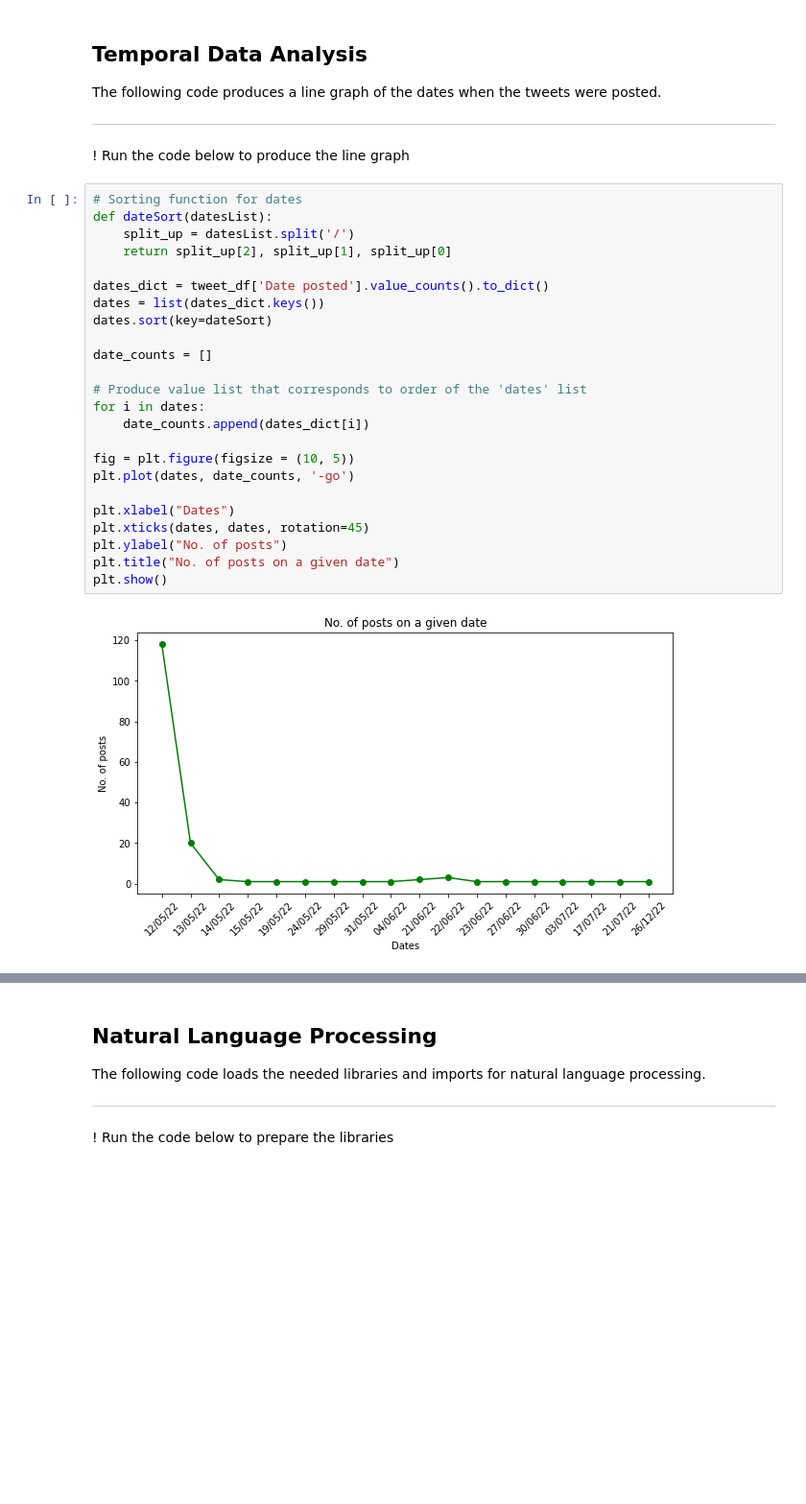
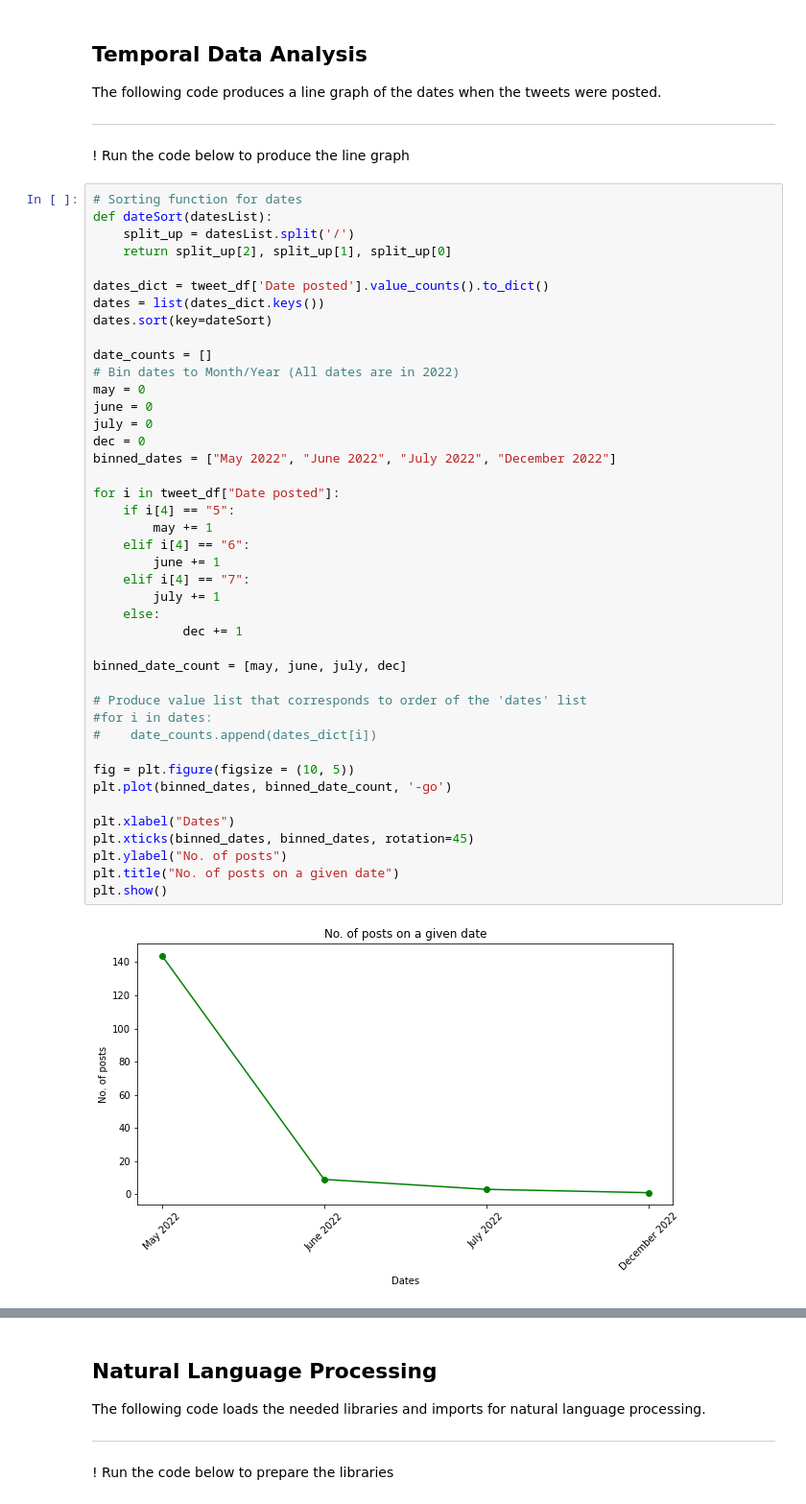
Before and after one commit to racunanan/cs132-exploration, a Jupyter notebook: exploration.ipynb, the cells around one changed output, grey strips where cells are left out. Shown at 96% size. Drawn from its saved outputs; the diff is of its cells as text; blank space fills up the shorter version.

```diff
--- a/exploration.ipynb
+++ b/exploration.ipynb
@@ -128,26 +161,44 @@ The following code produces a line graph of the dates when the tweets were poste
 # %%
 # Sorting function for dates
 def dateSort(datesList):
     split_up = datesList.split('/')
     return split_up[2], split_up[1], split_up[0]
 
 dates_dict = tweet_df['Date posted'].value_counts().to_dict()
 dates = list(dates_dict.keys())
 dates.sort(key=dateSort)
 
 date_counts = []
+# Bin dates to Month/Year (All dates are in 2022)
+may = 0
+june = 0
+july = 0
+dec = 0
+binned_dates = ["May 2022", "June 2022", "July 2022", "December 2022"]
+
+for i in tweet_df["Date posted"]:
+    if i[4] == "5":
+        may += 1
+    elif i[4] == "6":
+        june += 1
+    elif i[4] == "7":
+        july += 1
+    else:
+            dec += 1
+
+binned_date_count = [may, june, july, dec]
 
 # Produce value list that corresponds to order of the 'dates' list
-for i in dates:
-    date_counts.append(dates_dict[i])
+#for i in dates:
+#    date_counts.append(dates_dict[i])
 
 fig = plt.figure(figsize = (10, 5))
-plt.plot(dates, date_counts, '-go')
+plt.plot(binned_dates, binned_date_count, '-go')
 
 plt.xlabel("Dates")
-plt.xticks(dates, dates, rotation=45)
+plt.xticks(binned_dates, binned_dates, rotation=45)
 plt.ylabel("No. of posts")
 plt.title("No. of posts on a given date")
 plt.show()
 # %% [output]
-[figure, old version]
+[figure, new version]
```
Also changed, not shown: parts of 15 cells of this notebook.
